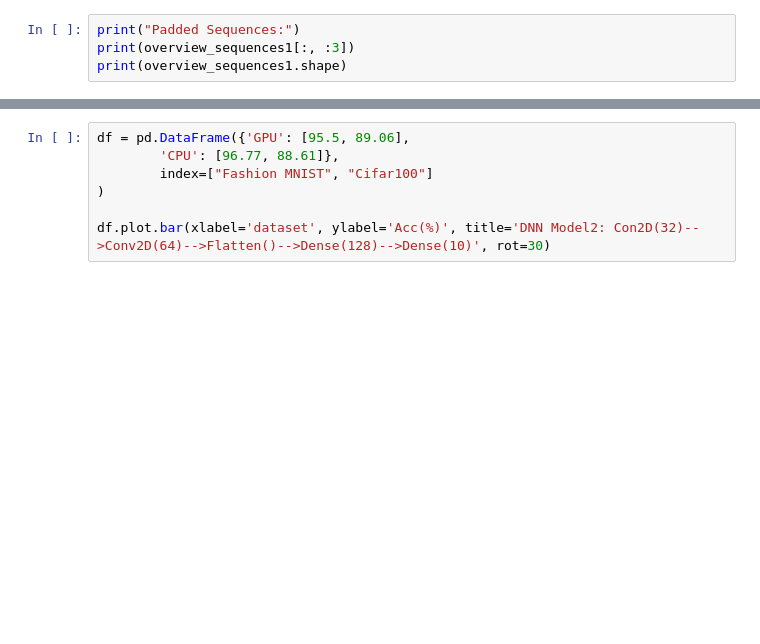
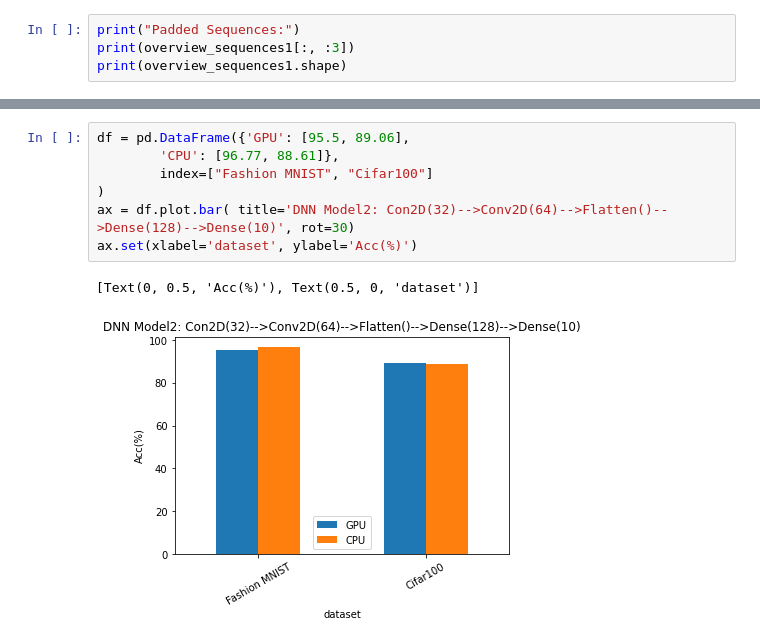
Before and after one commit to drago1234/CSE5525-Final-Project, a Jupyter notebook: quick_test.ipynb, the cells around one changed output, grey strips where cells are left out. Cells and saved outputs as stored; diff of their text form; blank space fills up the shorter version.

```diff
--- a/quick_test.ipynb
+++ b/quick_test.ipynb
@@ -197,10 +296,13 @@ df.plot.bar(xlabel='dataset', ylabel='Acc(%)', title='DNN Model1: Flatten()-->De
 # %%
 df = pd.DataFrame({'GPU': [95.5, 89.06],
         'CPU': [96.77, 88.61]},
         index=["Fashion MNIST", "Cifar100"]
 )
-
-df.plot.bar(xlabel='dataset', ylabel='Acc(%)', title='DNN Model2: Con2D(32)-->Conv2D(64)-->Flatten()-->Dense(128)-->Dense(10)', rot=30)
+ax = df.plot.bar( title='DNN Model2: Con2D(32)-->Conv2D(64)-->Flatten()-->Dense(128)-->Dense(10)', rot=30)
+ax.set(xlabel='dataset', ylabel='Acc(%)')
+# %% [output]
+[Text(0, 0.5, 'Acc(%)'), Text(0.5, 0, 'dataset')]
+[figure, added]
 # %%
 df = pd.DataFrame({'GPU': [2.871, 2.2],
         'CPU': [2.812, 1.1]},
```
Also changed, not shown: parts of 31 cells of this notebook, 19 other files.
